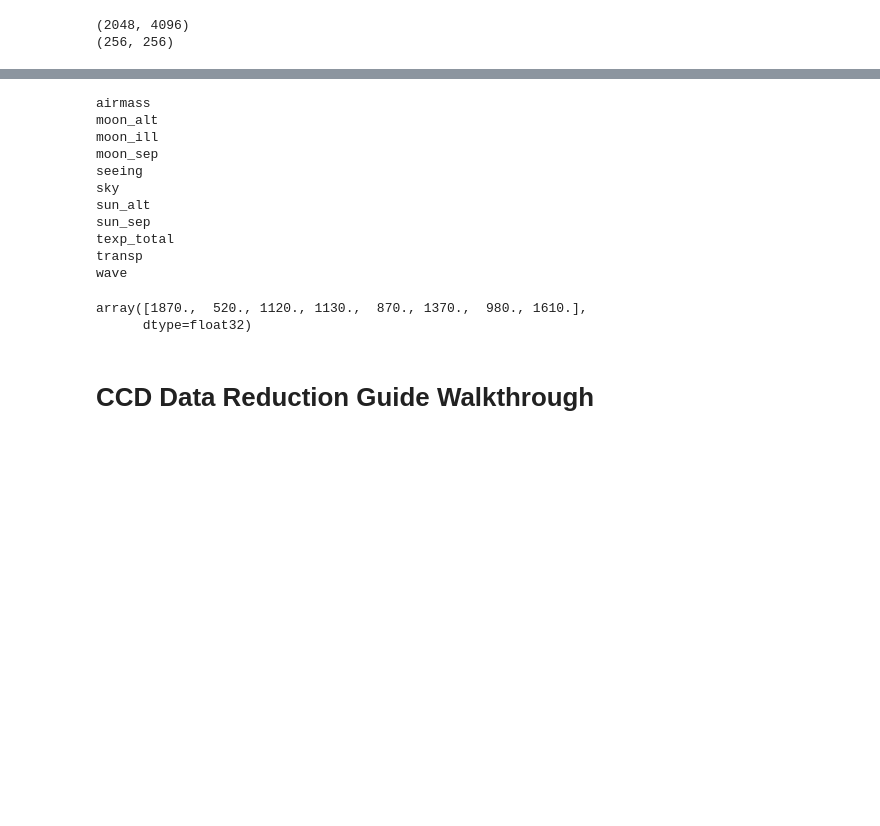
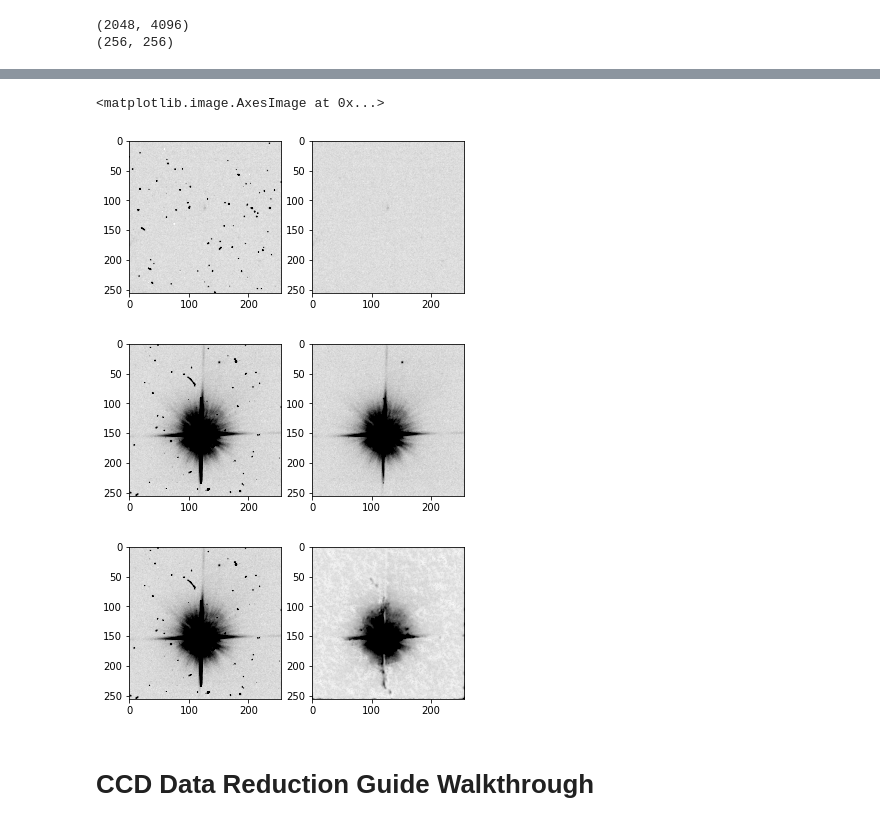
Before and after one commit to kgb0255/deepCR_james, a Jupyter notebook: getting_started.ipynb, the cells around one changed output, grey strips where cells are left out. Cells and saved outputs as stored; diff of their text form; code cells hidden in the pictures; blank space fills up the shorter version.

```diff
--- a/getting_started.ipynb
+++ b/getting_started.ipynb
@@ -63,22 +50,18 @@ desi_image = h5py.File(desi_dir+'/mini_mocha/bgs.exposure.surveysim.150s.v0p4.sa
-# %%
-desi_image.visit(printname)
-# %% [output]
-airmass
-moon_alt
-moon_ill
-moon_sep
-seeing
-sky
-sun_alt
-sun_sep
-texp_total
-transp
-wave
-# %%
-desi_image['texp_total'][...]
-# %% [output]
-array([1870.,  520., 1120., 1130.,  870., 1370.,  980., 1610.],
-      dtype=float32)
+# %%
+fig, axs = plt.subplots(1,2)
+axs[0].imshow(image, cmap = 'gray_r', vmin = 0, vmax = 250)
+axs[1].imshow(cleaned_image, cmap = 'gray_r', vmin = 0, vmax = 250)
+fig, axs = plt.subplots(1,2)
+axs[0].imshow(image2, cmap = 'gray_r', vmin = 0, vmax = 250)
+axs[1].imshow(cleaned_image2, cmap = 'gray_r', vmin = 0, vmax = 250)
+fig, axs = plt.subplots(1,2)
+axs[0].imshow(image2, cmap = 'gray_r', vmin = 0, vmax = 250)
+axs[1].imshow(cleaned_image3, cmap = 'gray_r', vmin = 0, vmax = 250)
+# %% [output]
+<matplotlib.image.AxesImage at 0x...>
+[figure, added]
+[figure, added]
+[figure, added]
 # %% [markdown]
 # CCD Data Reduction Guide Walkthrough
 # %%
```
Also changed, not shown: parts of 6 cells of this notebook.
